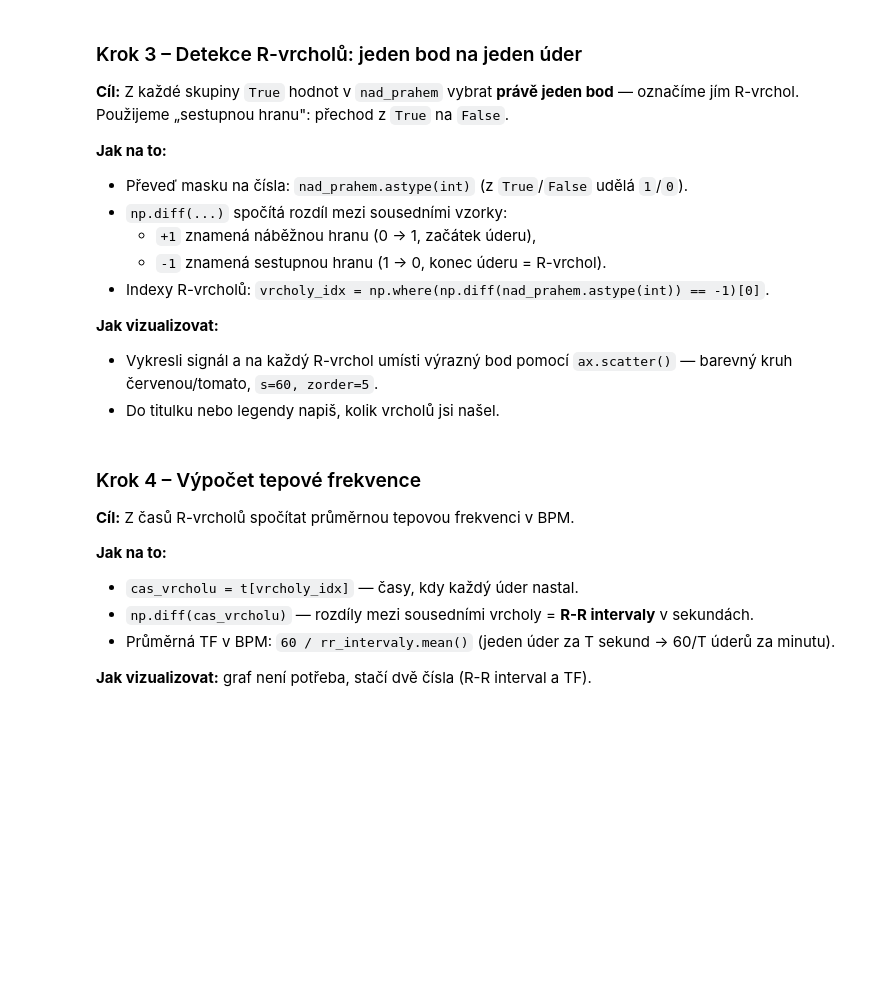
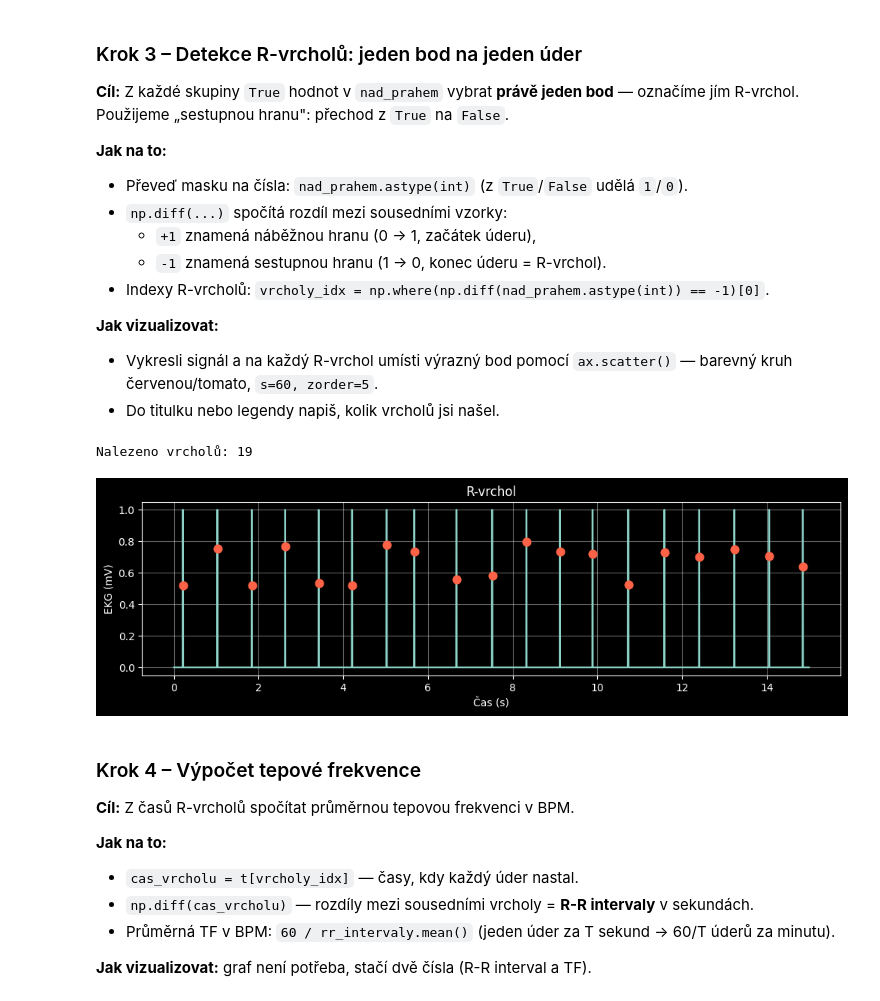
Before and after one commit to Martinnko/prg-exercise-12, a Jupyter notebook: cviceni_12_ekg.ipynb, the cells around one changed output. Saved outputs shown, nothing was run; the diff lists cells and outputs as text; code cells hidden in the pictures; blank space fills up the shorter version.

```diff
--- a/cviceni_12_ekg.ipynb
+++ b/cviceni_12_ekg.ipynb
@@ -146,11 +152,24 @@ Použijeme „sestupnou hranu": přechod z `True` na `False`.
 - Do titulku nebo legendy napiš, kolik vrcholů jsi našel.
 # %%
 # 1) Detekce R-vrcholů: sestupná hrana (np.diff == -1) v binárním signálu nad_prahem
-vrcholy_idx = ...
+vrcholy_idx = np.where(np.diff(nad_prahem.astype(int)) == -1)[0]
 
 print(f"Nalezeno vrcholů: {len(vrcholy_idx)}")
 
 # 2) Vykresli signál + značky (scatter) na pozicích t[vrcholy_idx], ekg[vrcholy_idx]
+fig, ax = plt.subplots(figsize=(12, 3))
+ax.plot(t, nad_prahem)
+ax.scatter(t[vrcholy_idx], ekg[vrcholy_idx],
+           color='tomato', s=60, label=f'Detekované R-vrcholy ({len(vrcholy_idx)})',
+           zorder=5)
+ax.set_title("R-vrchol")
+ax.set_xlabel("Čas (s)")
+ax.set_ylabel("EKG (mV)")
+ax.grid(True, alpha=0.4)
+plt.show()
+# %% [output]
+Nalezeno vrcholů: 19
+[figure, added]
 # %% [markdown]
 ### Krok 4 – Výpočet tepové frekvence
 
```
Also changed, not shown: parts of 4 cells of this notebook.
